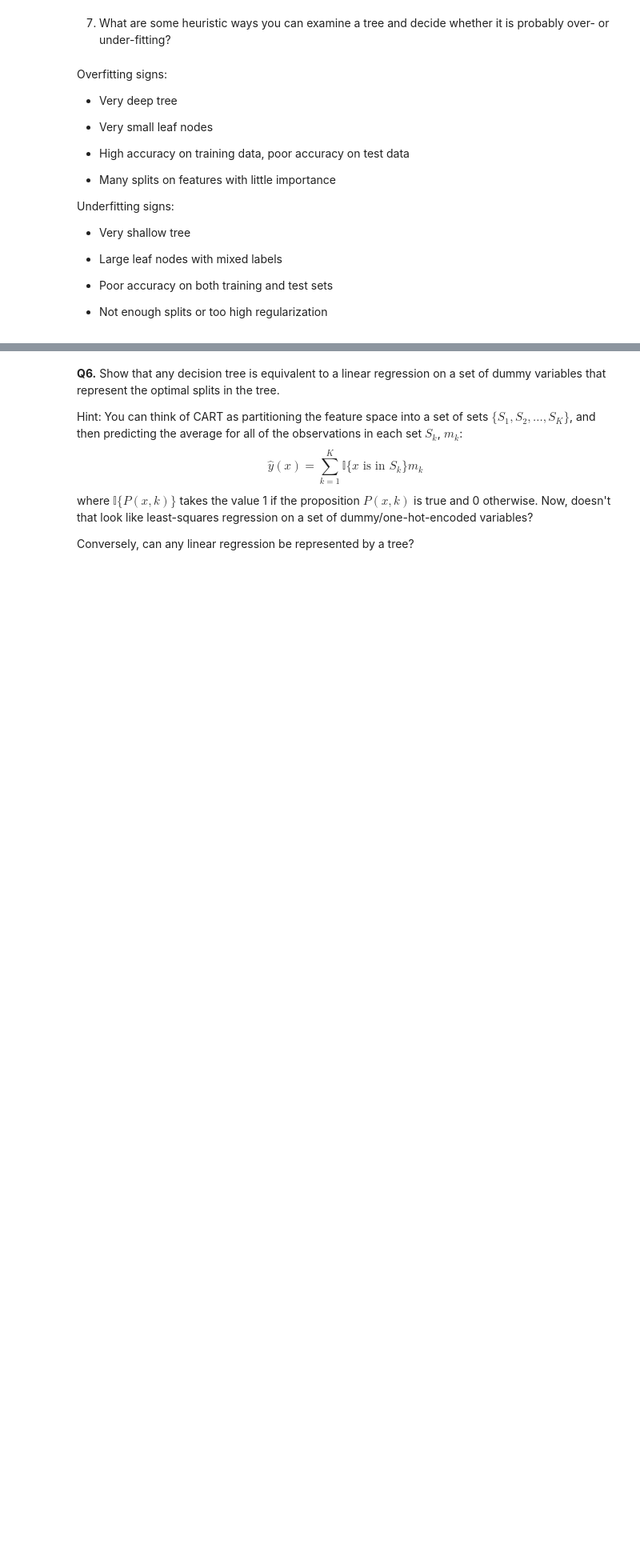
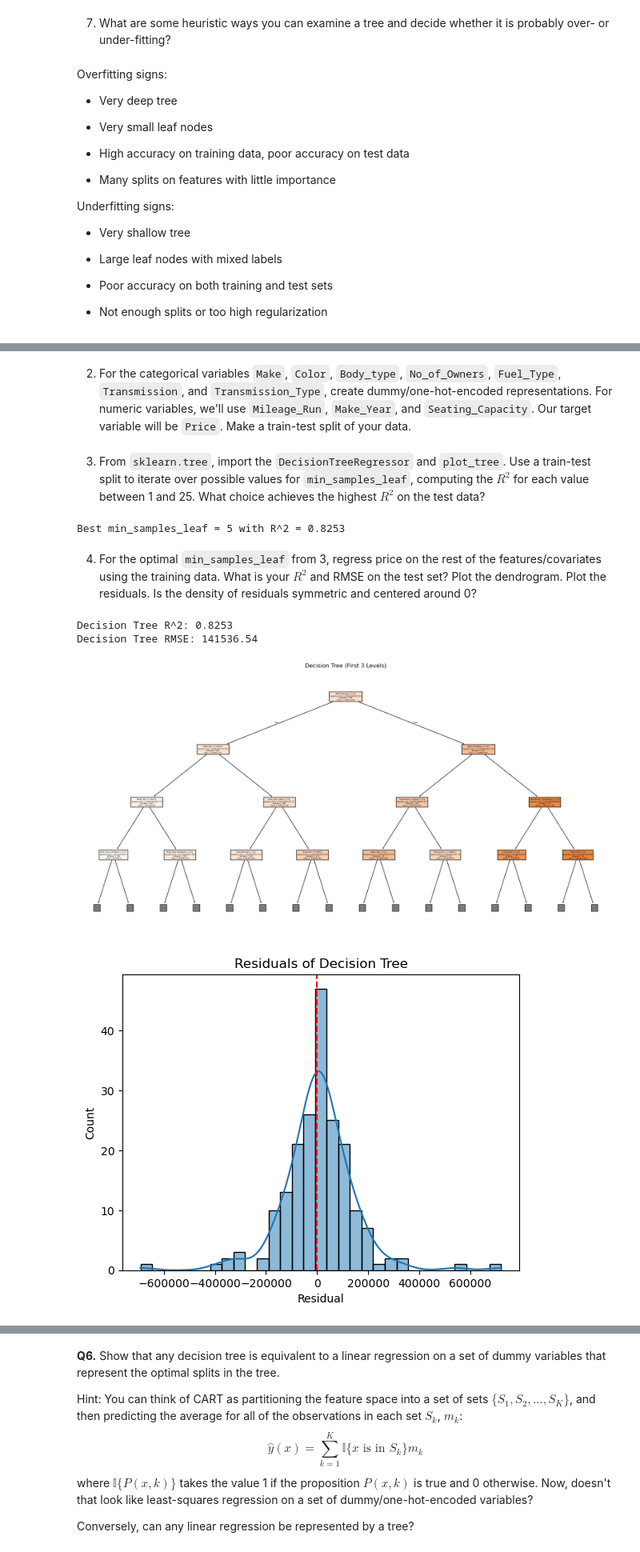
Before and after one commit to briceh87/DS3001_trees, a Jupyter notebook: assignment/assignment.ipynb, the cells around one changed output, grey strips where cells are left out. Shown: that part at 80% size. Saved outputs shown, nothing was run; the diff lists cells and outputs as text; code cells hidden in the pictures; blank space fills up the shorter version.

```diff
--- a/assignment/assignment.ipynb
+++ b/assignment/assignment.ipynb
@@ -93,0 +89,3 @@ Underfitting signs:
+# %% [markdown]
+
+2. For the categorical variables `Make`, `Color`, `Body_type`, `No_of_Owners`, `Fuel_Type`, `Transmission`, and `Transmission_Type`, create dummy/one-hot-encoded representations. For numeric variables, we'll use `Mileage_Run`, `Make_Year`, and `Seating_Capacity`. Our target variable will be `Price`. Make a train-test split of your data.
@@ -93,0 +102,51 @@ Underfitting signs:
+# %% [markdown]
+
+3. From `sklearn.tree`, import the `DecisionTreeRegressor` and `plot_tree`. Use a train-test split to iterate over possible values for `min_samples_leaf`, computing the $R^2$ for each value between 1 and 25. What choice achieves the highest $R^2$ on the test data?
+# %%
+r2_scores = []
+leaf_range = range(1, 26)
+
+for leaf in leaf_range:
+    model = DecisionTreeRegressor(min_samples_leaf=leaf, random_state=42)
+    model.fit(X_train, y_train)
+    preds = model.predict(X_test)
+    r2 = r2_score(y_test, preds)
+    r2_scores.append(r2)
+
+best_leaf = leaf_range[np.argmax(r2_scores)]
+print(f"Best min_samples_leaf = {best_leaf} with R^2 = {max(r2_scores):.4f}")
+# %% [output]
+Best min_samples_leaf = 5 with R^2 = 0.8253
+# %% [markdown]
+
+4. For the optimal `min_samples_leaf` from 3, regress price on the rest of the features/covariates using the training data. What is your $R^2$ and RMSE on the test set? Plot the dendrogram. Plot the residuals. Is the density of residuals symmetric and centered around 0?
+# %%
+tree_model = DecisionTreeRegressor(min_samples_leaf=best_leaf, random_state=42)
+tree_model.fit(X_train, y_train)
+tree_preds = tree_model.predict(X_test)
+
+r2_tree = r2_score(y_test, tree_preds)
+rmse_tree = np.sqrt(mean_squared_error(y_test, tree_preds))
+
+print(f"Decision Tree R^2: {r2_tree:.4f}")
+print(f"Decision Tree RMSE: {rmse_tree:.2f}")
+# %% [output]
+Decision Tree R^2: 0.8253
+Decision Tree RMSE: 141536.54
+# %%
+# Dendrogram
+plt.figure(figsize=(20, 10))
+plot_tree(tree_model, feature_names=X.columns, filled=True, max_depth=3)
+plt.title("Decision Tree (First 3 Levels)")
+plt.show()
+
+# Residuals
+residuals_tree = y_test - tree_preds
+sns.histplot(residuals_tree, kde=True)
+plt.axvline(0, color='red', linestyle='--')
+plt.title("Residuals of Decision Tree")
+plt.xlabel("Residual")
+plt.show()
+# %% [output]
+[figure, added]
+[figure, added]
```
Also changed, not shown: parts of 23 cells of this notebook.
